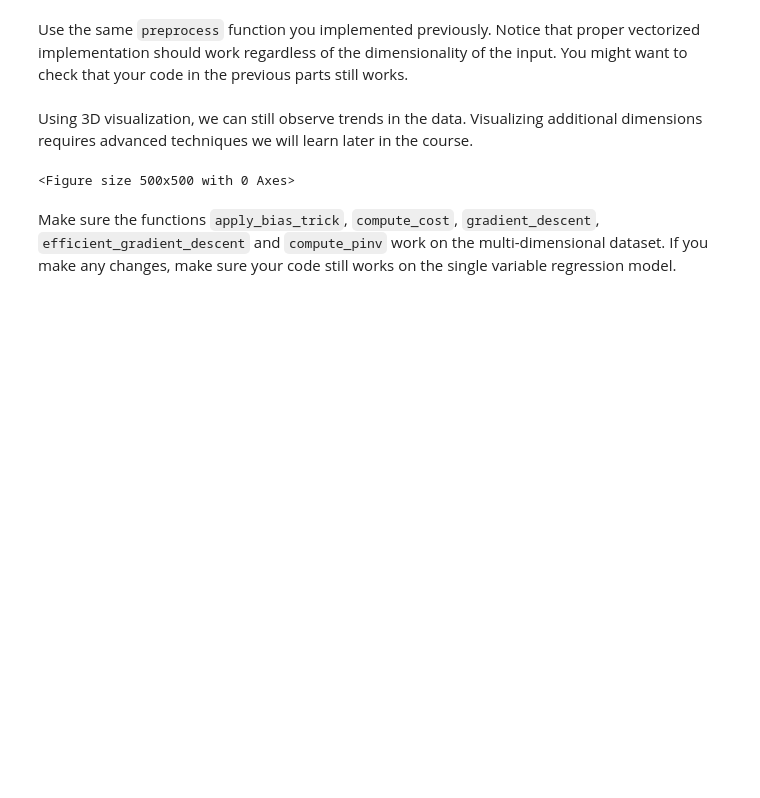
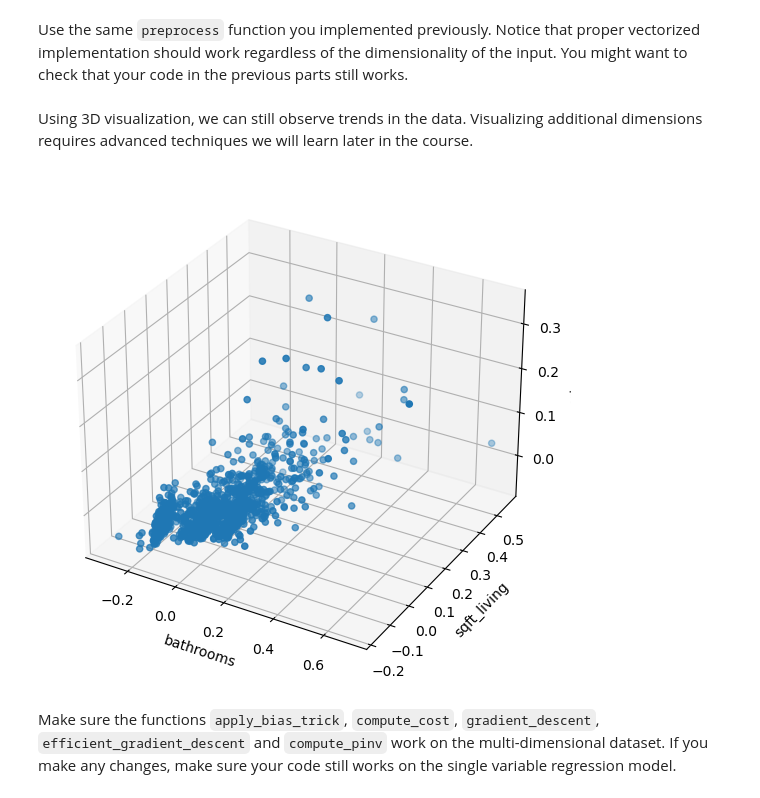
Before and after one commit to ariellefeher/Machine_Learning, a Jupyter notebook: hw1/hw1.ipynb, the cells around one changed output. Cells and saved outputs as stored; diff of their text form; code cells hidden in the pictures; blank space fills up the shorter version.

```diff
--- a/hw1/hw1.ipynb
+++ b/hw1/hw1.ipynb
@@ -413,18 +327,19 @@ Using 3D visualization, we can still observe trends in the data. Visualizing add
 # %%
 %matplotlib inline
 import mpl_toolkits.mplot3d.axes3d as p3
 fig = plt.figure(figsize=(5,5))
 ax = p3.Axes3D(fig)
 xx = X_train[:, 1][:1000]
 yy = X_train[:, 2][:1000]
 zz = y_train[:1000]
 ax.scatter(xx, yy, zz, marker='o')
 ax.set_xlabel('bathrooms')
 ax.set_ylabel('sqft_living')
 ax.set_zlabel('price')
+fig.add_axes(ax)  ################### DELETE ME #####################
 plt.show()
 # %% [output]
-<Figure size 500x500 with 0 Axes>
+[figure, added]
 # %% [markdown]
 Make sure the functions `apply_bias_trick`, `compute_cost`, `gradient_descent`, `efficient_gradient_descent` and `compute_pinv` work on the multi-dimensional dataset. If you make any changes, make sure your code still works on the single variable regression model.
 # %%
```
Also changed, not shown: parts of 13 cells of this notebook, 1 other file.
